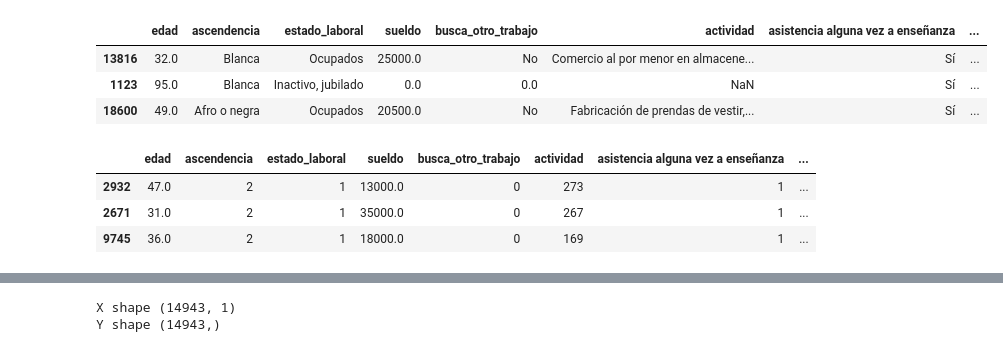
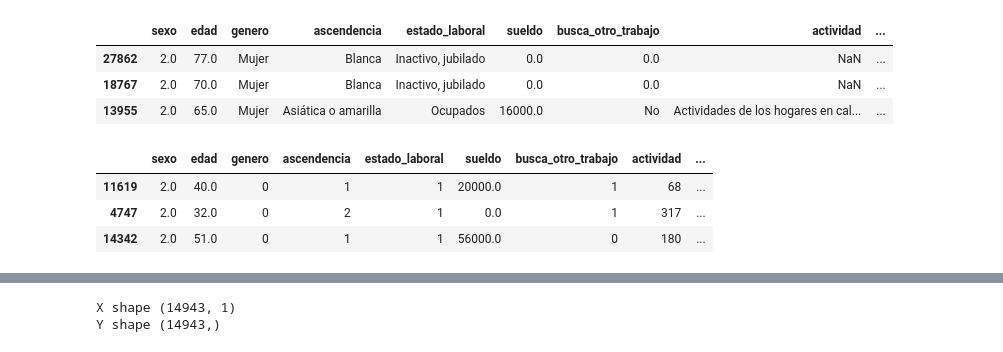
Before and after one commit to anicolon/coder_proyecto, a Jupyter notebook: hch_2020/regresFIN.ipynb, the cells around one changed output, grey strips where cells are left out. Drawn from its saved outputs; the diff is of its cells as text; code cells hidden in the pictures.

```diff
--- a/hch_2020/regresFIN.ipynb
+++ b/hch_2020/regresFIN.ipynb
@@ -1,19 +1,15 @@
 # %%
 import pandas as pd
 import numpy as np
 import seaborn as sns
 sns.set(rc={'figure.figsize':(30,15)},font_scale=1.5)
 
-moms = pd.read_csv('jefas.csv', usecols=['edad', 'ascendencia',
-       'estado_laboral', 'sueldo', 'busca_otro_trabajo', 'actividad',
-       'asistencia alguna vez a enseñanza', 'edu preescolar', 'edu primaria',
-       'edu media', 'edu técnica', 'edu univ o simil', 'edu terciario no uni',
-       'edu posgrado', 'edu mag prof', 'hijos'])
+monomarental = pd.read_csv('monomarental.csv')
 
-moms.sample(3)
+monomarental.sample(3)
 # %% [output]
-|  | edad | ascendencia | estado_laboral | sueldo | busca_otro_trabajo | actividad | asistencia alguna vez a enseñanza | ... |
-| 13816 | 32.0 | Blanca | Ocupados | 25000.0 | No | Comercio al por menor en almacene... | Sí | ... |
-| 1123 | 95.0 | Blanca | Inactivo, jubilado | 0.0 | 0.0 | NaN | Sí | ... |
-| 18600 | 49.0 | Afro o negra | Ocupados | 20500.0 | No | Fabricación de prendas de vestir,... | Sí | ... |
+|  | sexo | edad | genero | ascendencia | estado_laboral | sueldo | busca_otro_trabajo | actividad | ... |
+| 27862 | 2.0 | 77.0 | Mujer | Blanca | Inactivo, jubilado | 0.0 | 0.0 | NaN | ... |
+| 18767 | 2.0 | 70.0 | Mujer | Blanca | Inactivo, jubilado | 0.0 | 0.0 | NaN | ... |
+| 13955 | 2.0 | 65.0 | Mujer | Asiática o amarilla | Ocupados | 16000.0 | No | Actividades de los hogares en cal... | ... |
 # %%
@@ -23,12 +19,12 @@ moms = moms[~moms['busca_otro_trabajo'].str.contains('0.0')]
 # %%
-for i in list(moms.columns):
-    if moms[i].dtype == 'object':
-        moms[i] = moms[i].astype("category").cat.codes
+for i in list(monomarental.columns):
+    if monomarental[i].dtype == 'object':
+        monomarental[i] = monomarental[i].astype("category").cat.codes
 
-moms.sample(3)
+monomarental.sample(3)
 # %% [output]
-|  | edad | ascendencia | estado_laboral | sueldo | busca_otro_trabajo | actividad | asistencia alguna vez a enseñanza | ... |
-| 2932 | 47.0 | 2 | 1 | 13000.0 | 0 | 273 | 1 | ... |
-| 2671 | 31.0 | 2 | 1 | 35000.0 | 0 | 267 | 1 | ... |
-| 9745 | 36.0 | 2 | 1 | 18000.0 | 0 | 169 | 1 | ... |
+|  | sexo | edad | genero | ascendencia | estado_laboral | sueldo | busca_otro_trabajo | actividad | ... |
+| 11619 | 2.0 | 40.0 | 0 | 1 | 1 | 20000.0 | 1 | 68 | ... |
+| 4747 | 2.0 | 32.0 | 0 | 2 | 1 | 0.0 | 1 | 317 | ... |
+| 14342 | 2.0 | 51.0 | 0 | 1 | 1 | 56000.0 | 0 | 180 | ... |
 # %%
```
Also changed, not shown: parts of 4 cells of this notebook, 2 other files.
